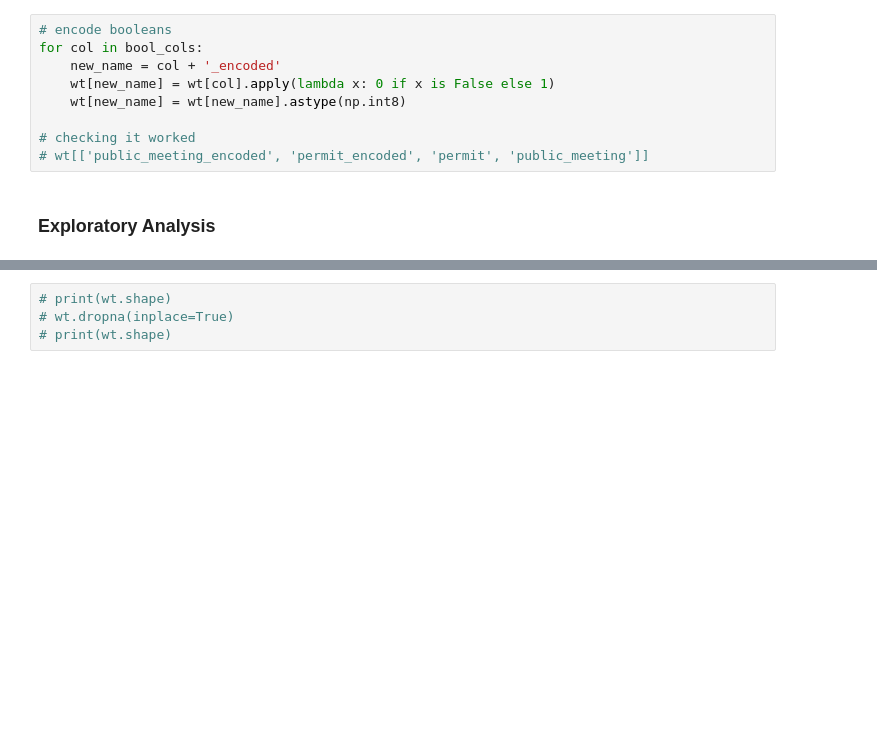
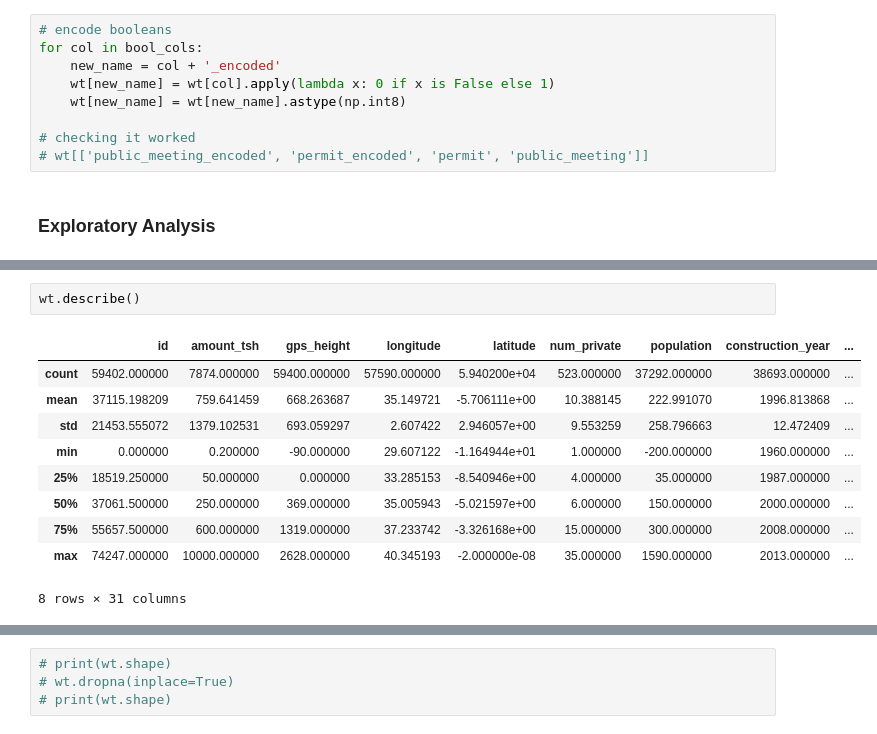
Before and after one commit to colemai/water_table_anlaysis, a Jupyter notebook: main.ipynb, the cells around one changed output, grey strips where cells are left out. Saved outputs shown, nothing was run; the diff lists cells and outputs as text; blank space fills up the shorter version.

```diff
--- a/main.ipynb
+++ b/main.ipynb
@@ -320,0 +356,13 @@ print(wt.shape)
+# %%
+wt.describe()
+# %% [output]
+|  | id | amount_tsh | gps_height | longitude | latitude | num_private | population | construction_year | ... |
+| count | 59402.000000 | 7874.000000 | 59400.000000 | 57590.000000 | 5.940200e+04 | 523.000000 | 37292.000000 | 38693.000000 | ... |
+| mean | 37115.198209 | 759.641459 | 668.263687 | 35.149721 | -5.706111e+00 | 10.388145 | 222.991070 | 1996.813868 | ... |
+| std | 21453.555072 | 1379.102531 | 693.059297 | 2.607422 | 2.946057e+00 | 9.553259 | 258.796663 | 12.472409 | ... |
+| min | 0.000000 | 0.200000 | -90.000000 | 29.607122 | -1.164944e+01 | 1.000000 | -200.000000 | 1960.000000 | ... |
+| 25% | 18519.250000 | 50.000000 | 0.000000 | 33.285153 | -8.540946e+00 | 4.000000 | 35.000000 | 1987.000000 | ... |
+| 50% | 37061.500000 | 250.000000 | 369.000000 | 35.005943 | -5.021597e+00 | 6.000000 | 150.000000 | 2000.000000 | ... |
+| 75% | 55657.500000 | 600.000000 | 1319.000000 | 37.233742 | -3.326168e+00 | 15.000000 | 300.000000 | 2008.000000 | ... |
+| max | 74247.000000 | 10000.000000 | 2628.000000 | 40.345193 | -2.000000e-08 | 35.000000 | 1590.000000 | 2013.000000 | ... |
+8 rows × 31 columns
```
Also changed, not shown: parts of 41 cells of this notebook, 1 other file.
